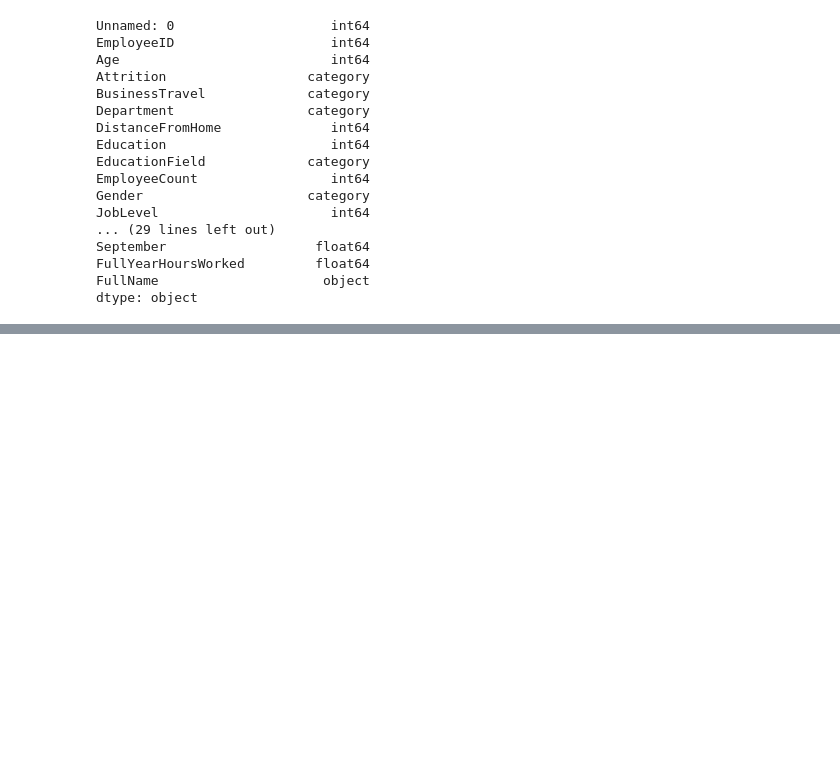
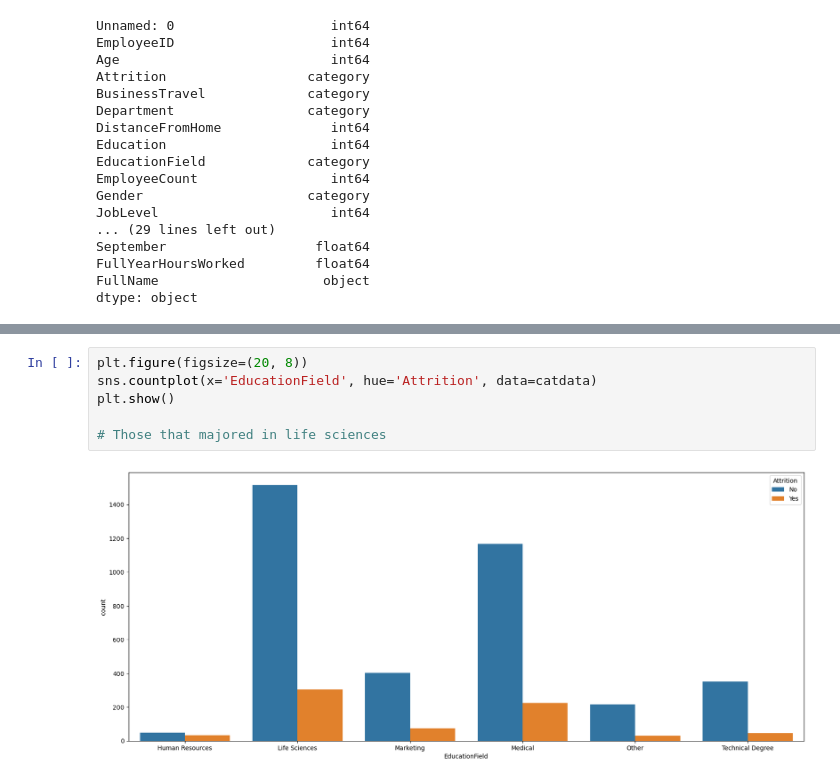
Before and after one commit to jguptil1/Portfolio-Projects, a Jupyter notebook: HR Case Study/HRProjectEDA.ipynb, the cells around one changed output, grey strips where cells are left out. Drawn from its saved outputs; the diff is of its cells as text; blank space fills up the shorter version.

```diff
--- a/HR Case Study/HRProjectEDA.ipynb
+++ b/HR Case Study/HRProjectEDA.ipynb
@@ -57,0 +92,8 @@ dtype: object
+# %%
+plt.figure(figsize=(20, 8))
+sns.countplot(x='EducationField', hue='Attrition', data=catdata)
+plt.show()
+
+# Those that majored in life sciences
+# %% [output]
+[figure, added]
```
Also changed, not shown: parts of 10 cells of this notebook.
